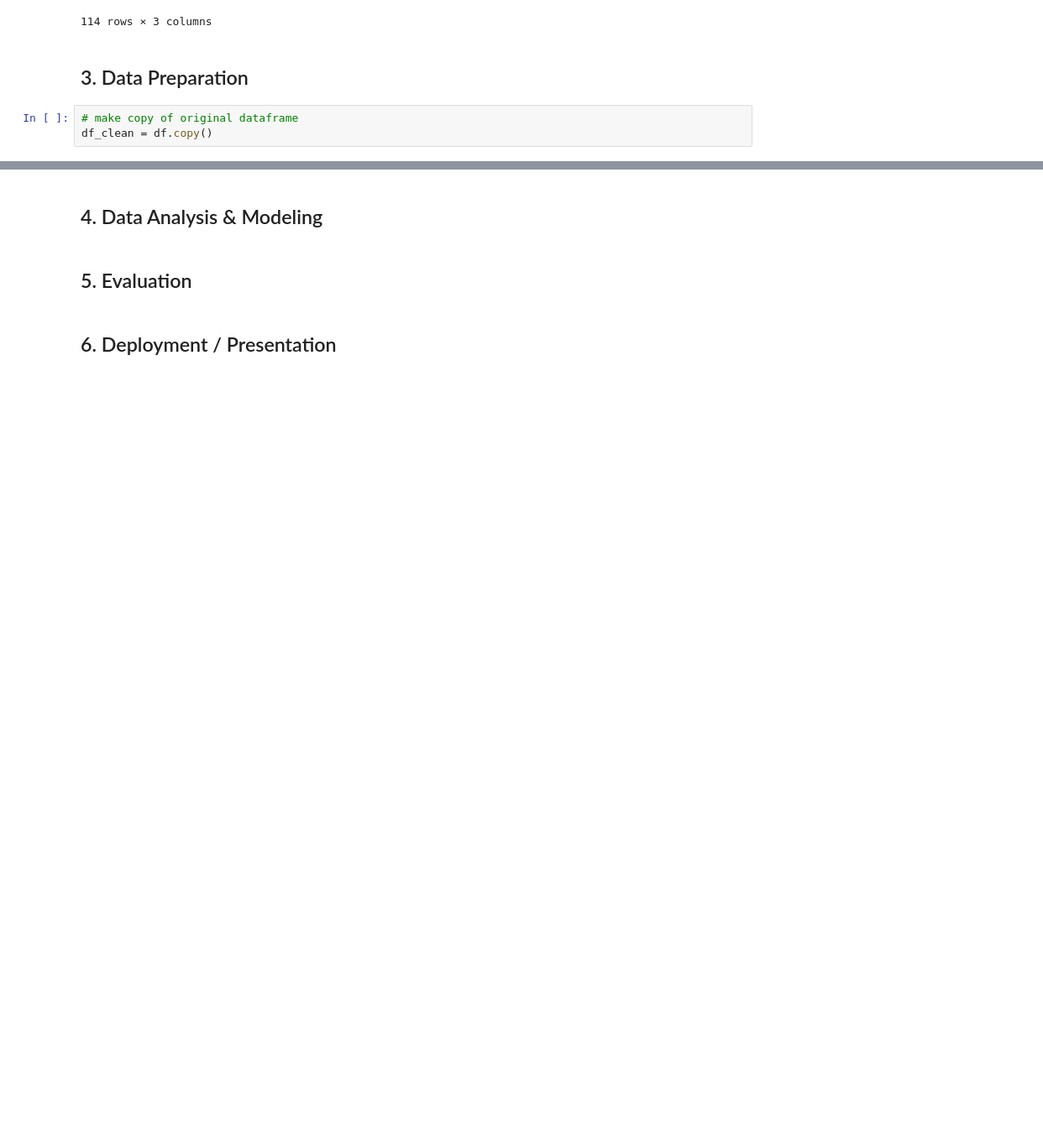
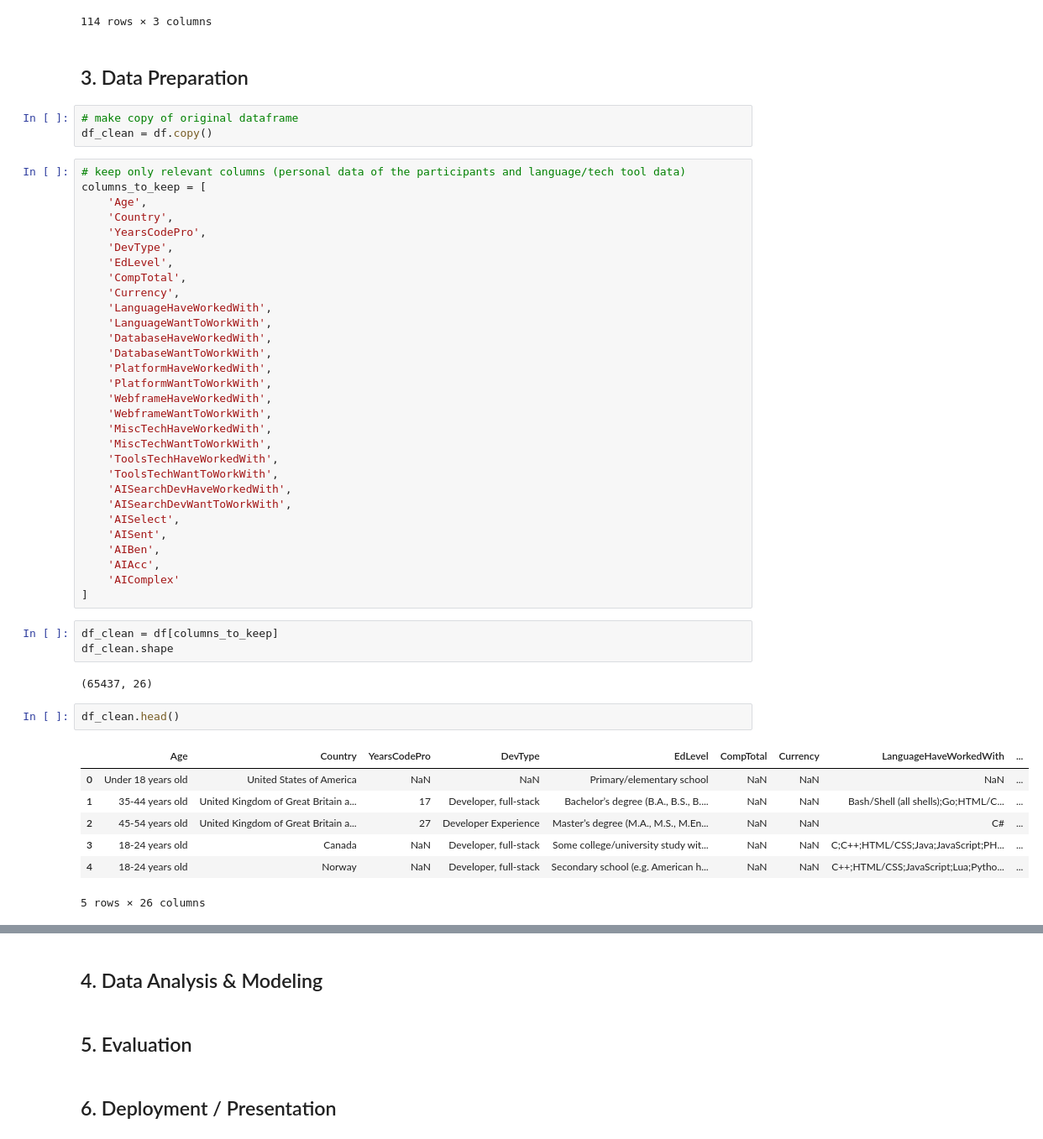
Before and after one commit to dirkhradecky/stackoverflow, a Jupyter notebook: stackoverflow.ipynb, the cells around one changed output, grey strips where cells are left out. Shown at 84% size. Cells and saved outputs as stored; diff of their text form; blank space fills up the shorter version.

Commit message:
updates on data preparation

```diff
--- a/stackoverflow.ipynb
+++ b/stackoverflow.ipynb
@@ -100,3 +100,48 @@ missing_values.sort_values("percent_missing", ascending=False)
 # %%
 # make copy of original dataframe
 df_clean = df.copy()
+# %%
+# keep only relevant columns (personal data of the participants and language/tech tool data)
+columns_to_keep = [
+    'Age',
+    'Country',
+    'YearsCodePro',
+    'DevType',
+    'EdLevel',
+    'CompTotal',
+    'Currency',
+    'LanguageHaveWorkedWith',
+    'LanguageWantToWorkWith',
+    'DatabaseHaveWorkedWith',
+    'DatabaseWantToWorkWith',
+    'PlatformHaveWorkedWith',
+    'PlatformWantToWorkWith',
+    'WebframeHaveWorkedWith',
+    'WebframeWantToWorkWith',
+    'MiscTechHaveWorkedWith',
+    'MiscTechWantToWorkWith',
+    'ToolsTechHaveWorkedWith',
+    'ToolsTechWantToWorkWith',
+    'AISearchDevHaveWorkedWith',
+    'AISearchDevWantToWorkWith',
+    'AISelect',
+    'AISent',
+    'AIBen',
+    'AIAcc',
+    'AIComplex'
+]
+# %%
+df_clean = df[columns_to_keep]
+df_clean.shape
+# %% [output]
+(65437, 26)
+# %%
+df_clean.head()
+# %% [output]
+|  | Age | Country | YearsCodePro | DevType | EdLevel | CompTotal | Currency | LanguageHaveWorkedWith | ... |
+| 0 | Under 18 years old | United States of America | NaN | NaN | Primary/elementary school | NaN | NaN | NaN | ... |
+| 1 | 35-44 years old | United Kingdom of Great Britain a... | 17 | Developer, full-stack | Bachelor’s degree (B.A., B.S., B.... | NaN | NaN | Bash/Shell (all shells);Go;HTML/C... | ... |
+| 2 | 45-54 years old | United Kingdom of Great Britain a... | 27 | Developer Experience | Master’s degree (M.A., M.S., M.En... | NaN | NaN | C# | ... |
+| 3 | 18-24 years old | Canada | NaN | Developer, full-stack | Some college/university study wit... | NaN | NaN | C;C++;HTML/CSS;Java;JavaScript;PH... | ... |
+| 4 | 18-24 years old | Norway | NaN | Developer, full-stack | Secondary school (e.g. American h... | NaN | NaN | C++;HTML/CSS;JavaScript;Lua;Pytho... | ... |
+5 rows × 26 columns
```
Also changed, not shown: parts of 11 cells of this notebook.
